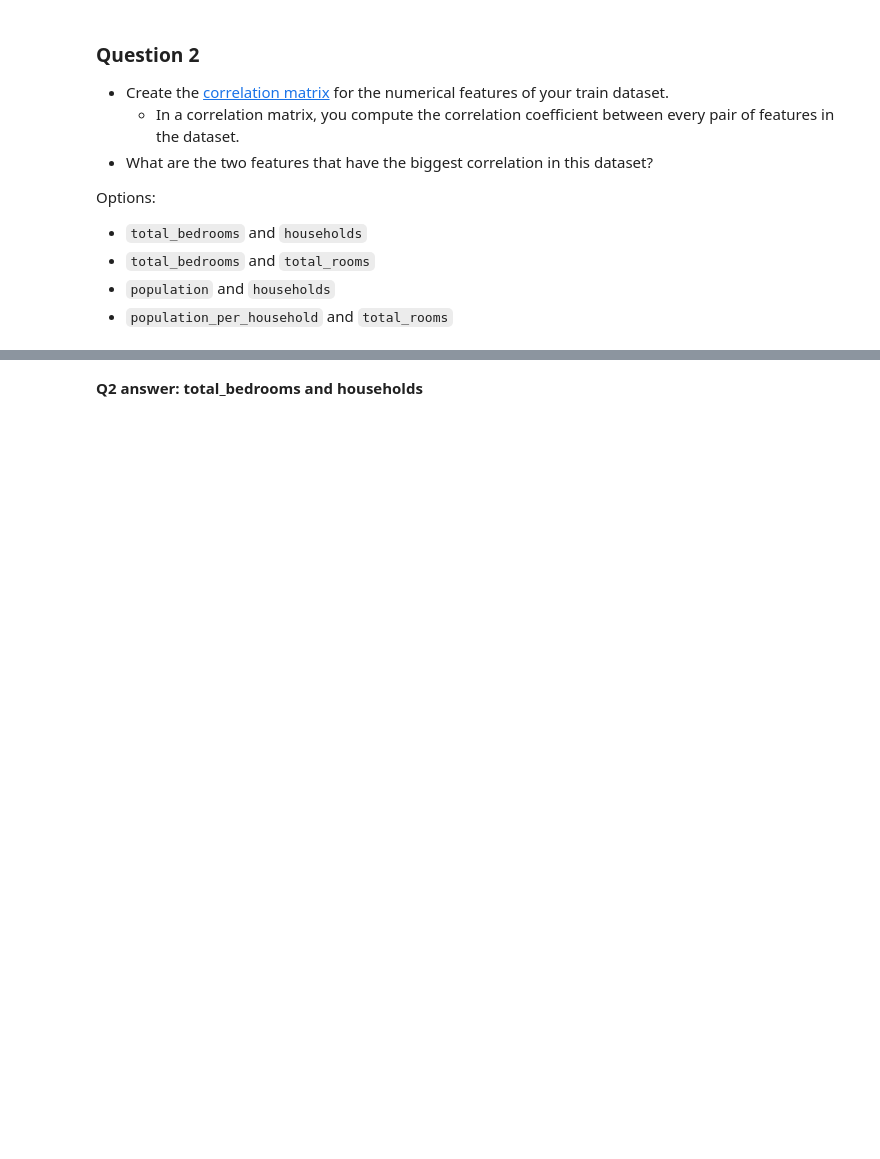
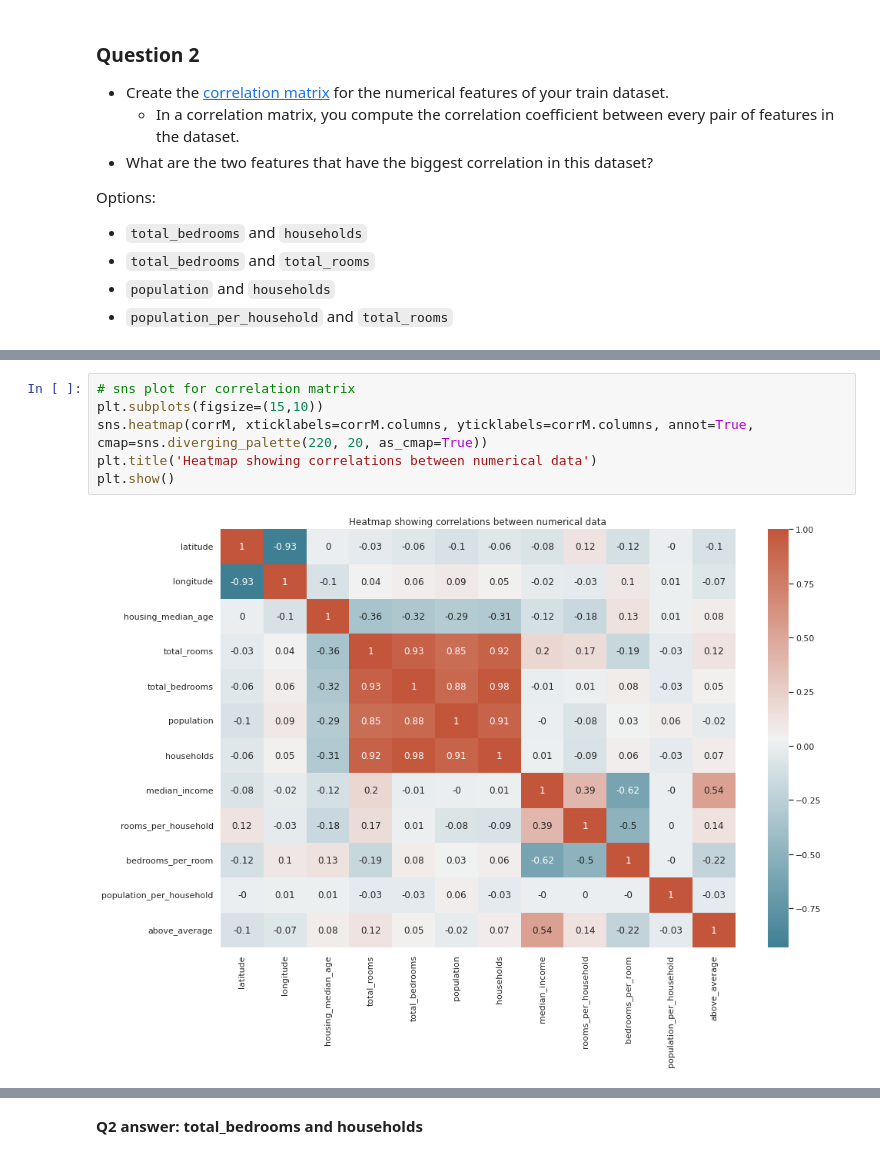
Before and after one commit to ranga4all1/my_projects, a Jupyter notebook: homework/homework_3.ipynb, the cells around one changed output, grey strips where cells are left out. Cells and saved outputs as stored; diff of their text form; blank space fills up the shorter version.

```diff
--- a/homework/homework_3.ipynb
+++ b/homework/homework_3.ipynb
@@ -420,3 +427,11 @@ corrM
+# %%
+# sns plot for correlation matrix
+plt.subplots(figsize=(15,10))
+sns.heatmap(corrM, xticklabels=corrM.columns, yticklabels=corrM.columns, annot=True, cmap=sns.diverging_palette(220, 20, as_cmap=True))
+plt.title('Heatmap showing correlations between numerical data')
+plt.show()
+# %% [output]
+[figure, added]
 # %%
 # Retain upper triangular values of correlation matrix and
 # make Lower triangular values Null
```
Also changed, not shown: parts of 79 cells of this notebook.
